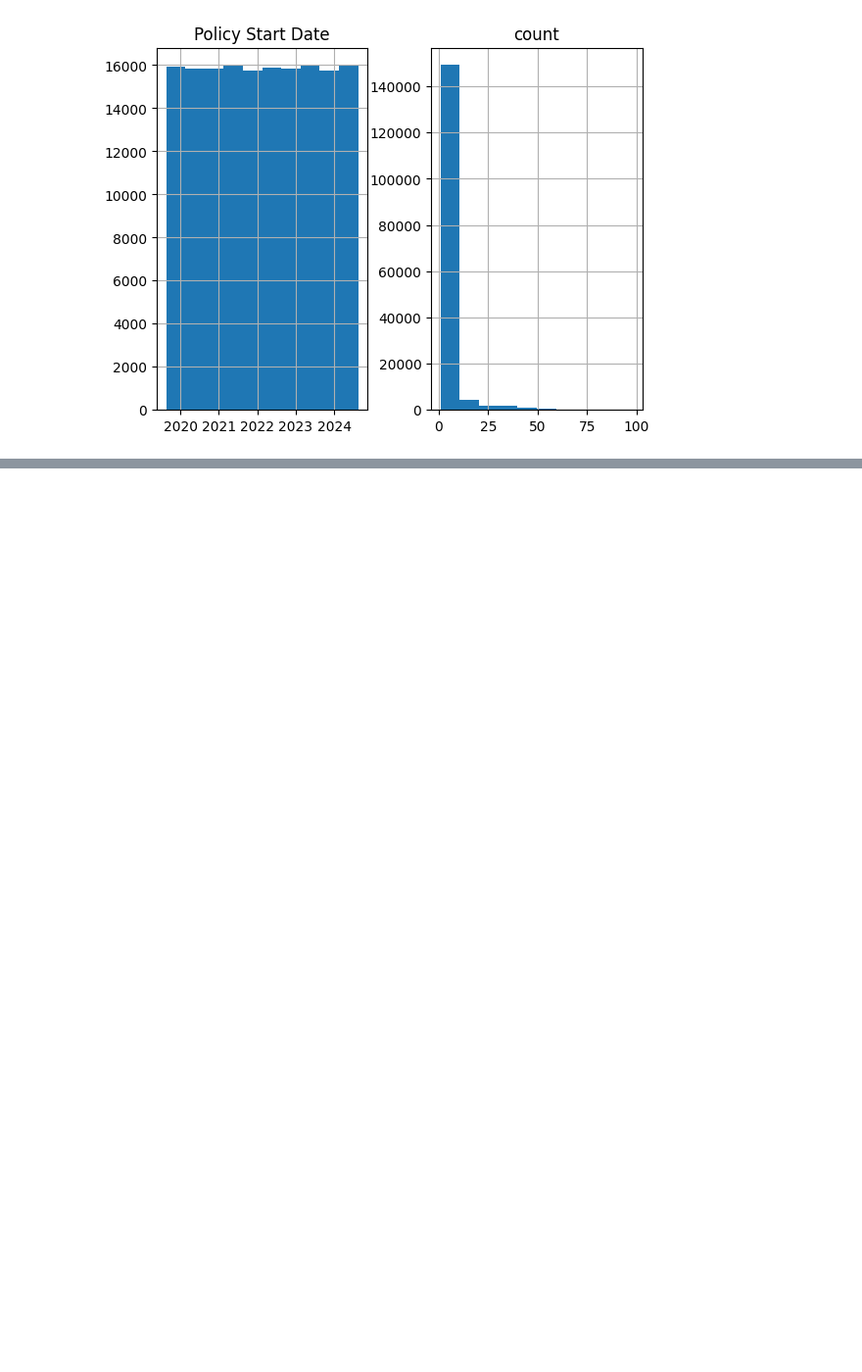
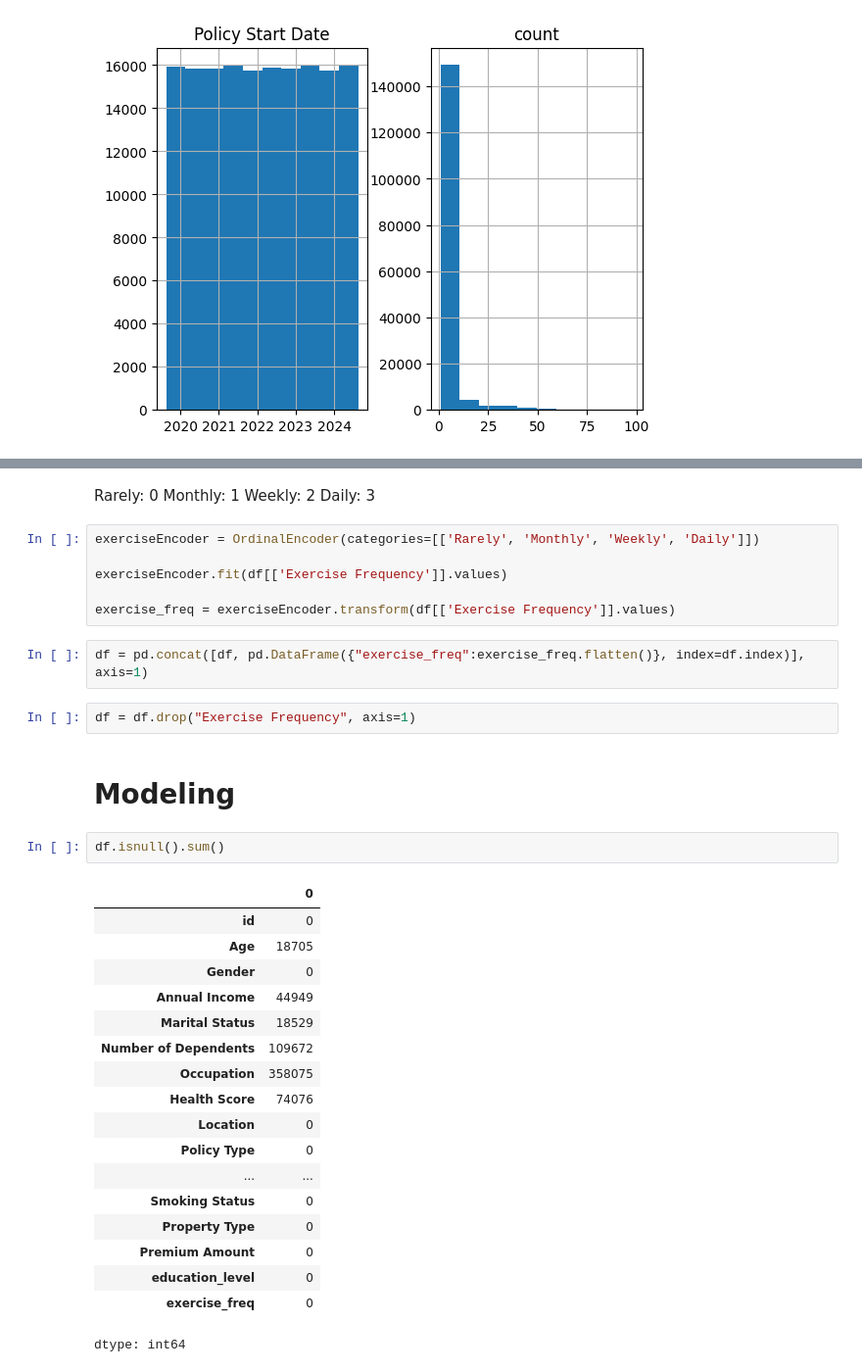
Before and after one commit to tyukavkin99/insurance_regression_kaggle, a Jupyter notebook: Insurance_regression.ipynb, the cells around one changed output, grey strips where cells are left out. Shown at 98% size. Saved outputs shown, nothing was run; the diff lists cells and outputs as text; blank space fills up the shorter version.

```diff
--- a/Insurance_regression.ipynb
+++ b/Insurance_regression.ipynb
@@ -167,0 +219,38 @@ array([[<Axes: title={'center': 'Policy Start Date'}>,
+# %% [markdown]
+Rarely: 0
+Monthly: 1
+Weekly: 2
+Daily: 3
+# %%
+exerciseEncoder = OrdinalEncoder(categories=[['Rarely', 'Monthly', 'Weekly', 'Daily']])
+
+exerciseEncoder.fit(df[['Exercise Frequency']].values)
+
+exercise_freq = exerciseEncoder.transform(df[['Exercise Frequency']].values)
+# %%
+df = pd.concat([df, pd.DataFrame({"exercise_freq":exercise_freq.flatten()}, index=df.index)], axis=1)
+# %%
+df = df.drop("Exercise Frequency", axis=1)
+# %% [markdown]
+# Modeling
+# %%
+df.isnull().sum()
+# %% [output]
+|  | 0 |
+| id | 0 |
+| Age | 18705 |
+| Gender | 0 |
+| Annual Income | 44949 |
+| Marital Status | 18529 |
+| Number of Dependents | 109672 |
+| Occupation | 358075 |
+| Health Score | 74076 |
+| Location | 0 |
+| Policy Type | 0 |
+| ... | ... |
+| Smoking Status | 0 |
+| Property Type | 0 |
+| Premium Amount | 0 |
+| education_level | 0 |
+| exercise_freq | 0 |
+dtype: int64
```
Also changed, not shown: parts of 11 cells of this notebook.
